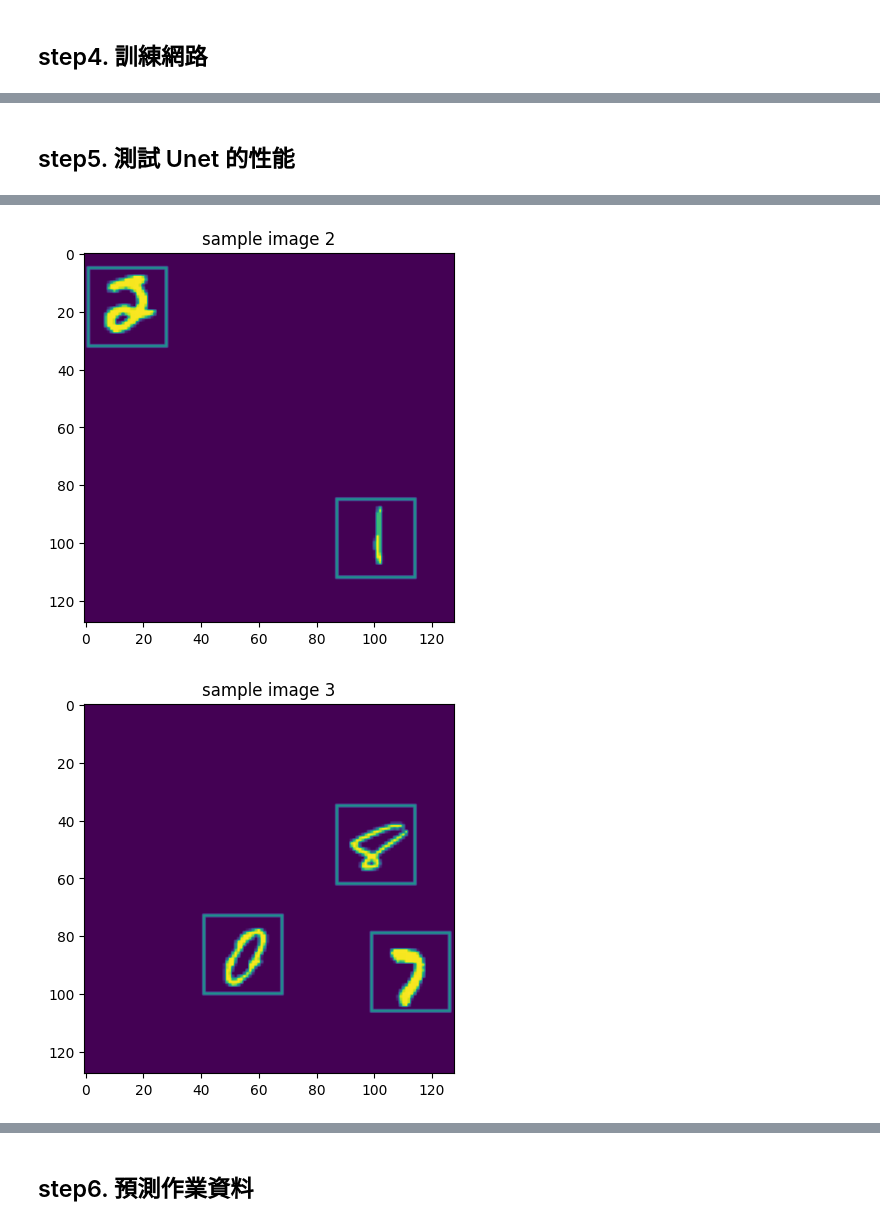
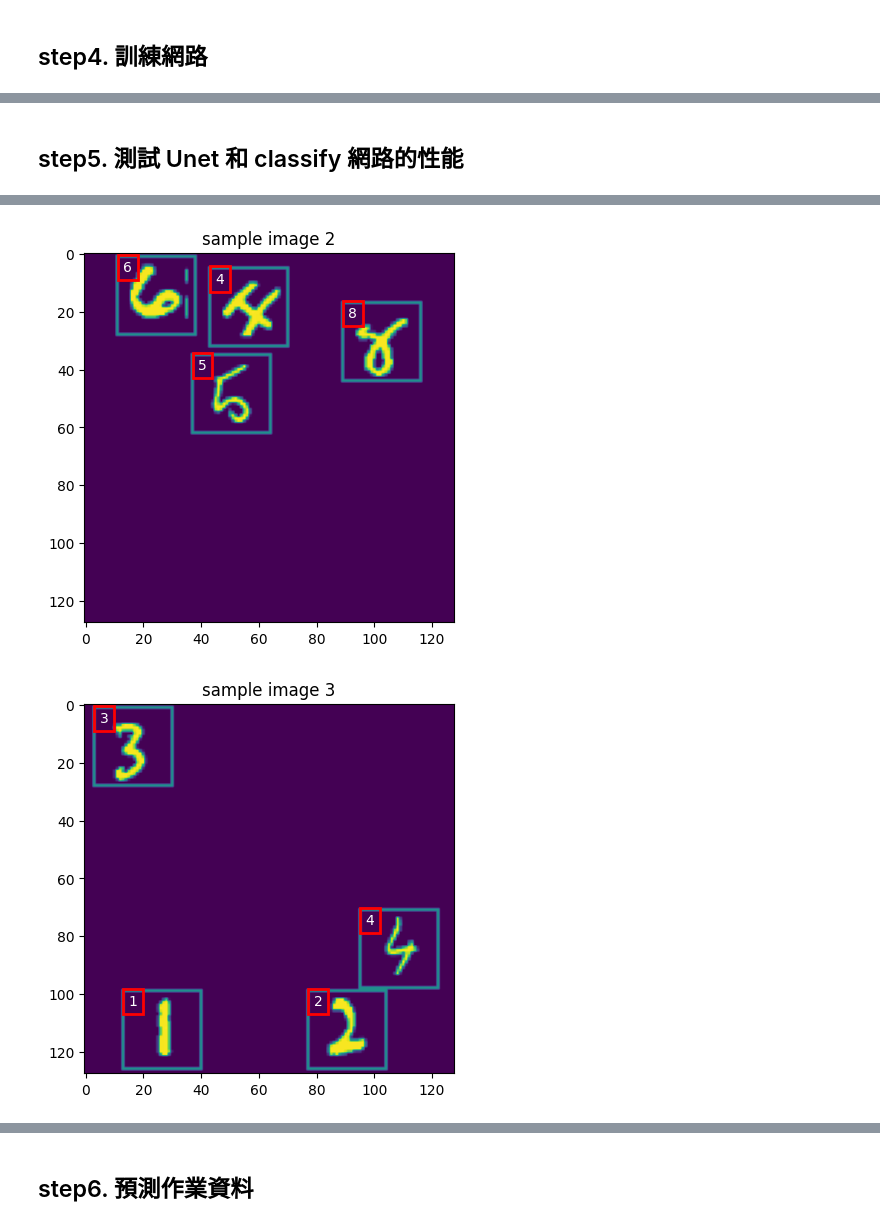
Before and after one commit to CGLemon/ML_HW, a Jupyter notebook: 下學期/HW6/HW6-1.ipynb, the cells around one changed output, grey strips where cells are left out. Saved outputs shown, nothing was run; the diff lists cells and outputs as text; code cells hidden in the pictures.

```diff
--- a/下學期/HW6/HW6-1.ipynb
+++ b/下學期/HW6/HW6-1.ipynb
@@ -166,7 +166,7 @@ class PredictionSetLoader(LazyLoader):
     def sample(self, batches):
         imgs = list()
         paths = list()
-        for i in range(batches):
+        while len(imgs) < batches:
             img, _, path = self._load_next_data(True)
             if img is None and len(imgs) == 0:
                 continue
@@ -456,6 +456,6 @@ steps: 10000 -> loss: 0.0006, accuracy: 100.00%
 done!
 # %% [markdown]
-## step5. 測試 Unet 的性能
+## step5. 測試 Unet 和 classify 網路的性能
 # %%
 def unet_crop_imgs(imgs, unet, device):
     unet.eval()
@@ -498,9 +498,9 @@ def unet_crop_imgs(imgs, unet, device):
         cropped_imgs_list.append(cropped_imgs)
     return cropped_imgs_list
 
-def test_crop(unet, device):
+def test_crop_and_classify(unet, classify_net, device):
     loader = PredictionSetLoader(TEST_DIR)
-    imgs, _ = loader.sample(4)
+    imgs, _ = loader.sample(8)
     imgs = imgs.to(device)
     cropped_imgs_list = unet_crop_imgs(imgs, unet, device)
 
@@ -511,17 +511,27 @@ def test_crop(unet, device):
 
         cropped_imgs = cropped_imgs_list[i]
         crop_size, _ = CROPPED_IMG_SIZE
+        batch_cropped_imgs = list()
+        batch_coord = list()
         for y, x, cropped_img in cropped_imgs:
+            batch_cropped_imgs.append(cropped_img)
+            batch_coord.append((y,x))
+        batch_cropped_imgs = torch.stack(batch_cropped_imgs).float()
+        batch_cropped_imgs = batch_cropped_imgs.to(device)
+        preb = classify_net.get_max(batch_cropped_imgs).cpu().numpy()
+
+        for c, (y, x) in zip(preb, batch_coord):
             x = round(w * x)
             y = round(h * y)
             img[0, y:y+crop_size, x] = 0.5
             img[0, y, x:x+crop_size] = 0.5
             img[0, y:y+crop_size, x+crop_size-1] = 0.5
             img[0, y+crop_size-1, x:x+crop_size] = 0.5
-
+            plt.text(x+2, y+5, str(c), color="white",
+                     bbox=dict(fill=False, edgecolor="red", linewidth=2))
         plt.imshow(img.permute(1, 2, 0))
         plt.title("sample image {}".format(i+1))
         plt.show()
 
-test_crop(unet, device)
+test_crop_and_classify(unet, classify_net, device)
 # %% [output]
@@ -529,2 +539,2 @@ test_crop(unet, device)
-[figure, old version]
+[figure, new version]
-[figure, old version]
+[figure, new version]
```
Also changed, not shown: parts of 3 cells of this notebook.
